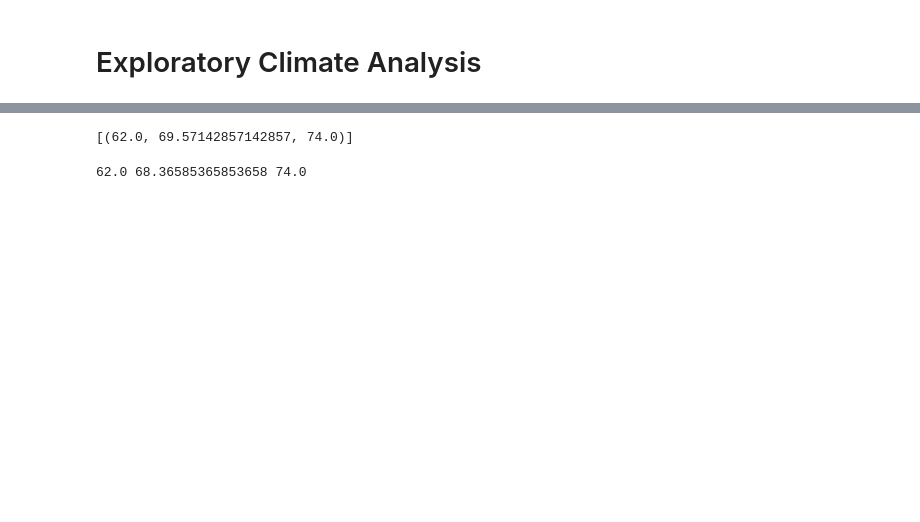
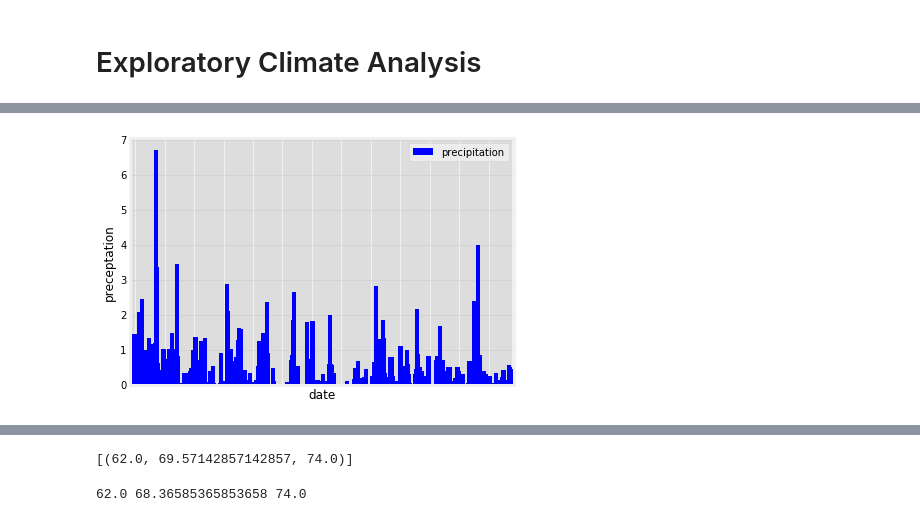
Before and after one commit to licia858/sqlalchemy, a Jupyter notebook: 10-Advanced-Data-Storage-and-Retrieval/Instructions/climate_starter.ipynb, the cells around one changed output, grey strips where cells are left out. Cells and saved outputs as stored; diff of their text form; code cells hidden in the pictures; blank space fills up the shorter version.

```diff
--- a/10-Advanced-Data-Storage-and-Retrieval/Instructions/climate_starter.ipynb
+++ b/10-Advanced-Data-Storage-and-Retrieval/Instructions/climate_starter.ipynb
@@ -45,0 +87,14 @@ session = Session(engine)
+# %%
+# Design a query to retrieve the last 12 months of precipitation data and lot the results
+# Calculate the date 1 year ago from the last data point in the database
+# Perform a query to retrieve the data and precipitation scores
+
+sel = [Measurement.date, Measurement.prcp]
+
+whole_query_dates = session.query(*sel).\
+    filter(Measurement.date.between('2016-08-22', '2017-08-23')).all()
+
+query_dates = session.query(*sel).\
+    filter(Measurement.date.between('2016-08-22', '2017-08-23')).\
+    group_by(Measurement.date).all()
+query_dates
@@ -46,2 +119,6 @@ session = Session(engine)
 # %%
 # Save the query results as a Pandas DataFrame and set the index to the date column
+prcp_df = pd.DataFrame(query_dates, columns = ['date', 'precipitation'])
+prcp_df.set_index('date', inplace=True)
+
+prcp_df.head()
@@ -52,3 +133,19 @@ session = Session(engine)
+# %%
+# Use Pandas Plotting with Matplotlib to plot the data
+prcp_df.plot(kind='bar', y='precipitation', color= 'blue', width=4)
+
+plt.tick_params(
+    axis='x',          # changes apply to the x-axis
+    which='both',      # both major and minor ticks are affected
+    bottom=False,      # ticks along the bottom edge are off
+    top=False,         # ticks along the top edge are off
+    labelbottom=False) # labels along the bottom edge are off
+plt.ylabel('preceptation')
+plt.tight_layout()
+plt.grid(linestyle='-', linewidth='0.5')
+plt.show()
+# %% [output]
+[figure, added]
 # %% [markdown]
 ![precipitation](Images/precipitation.png)
 # %%
```
Also changed, not shown: parts of 27 cells of this notebook, 2 other files.
